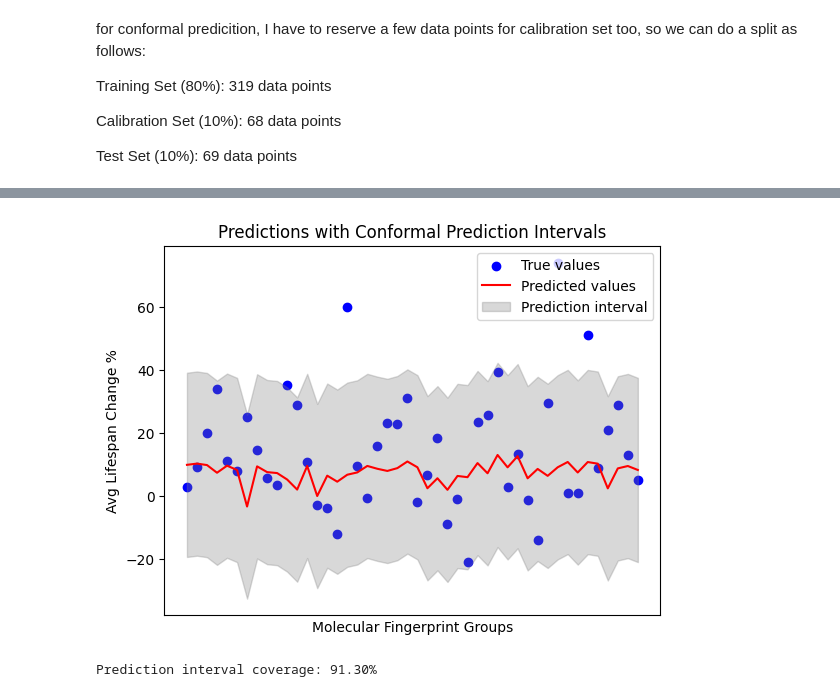
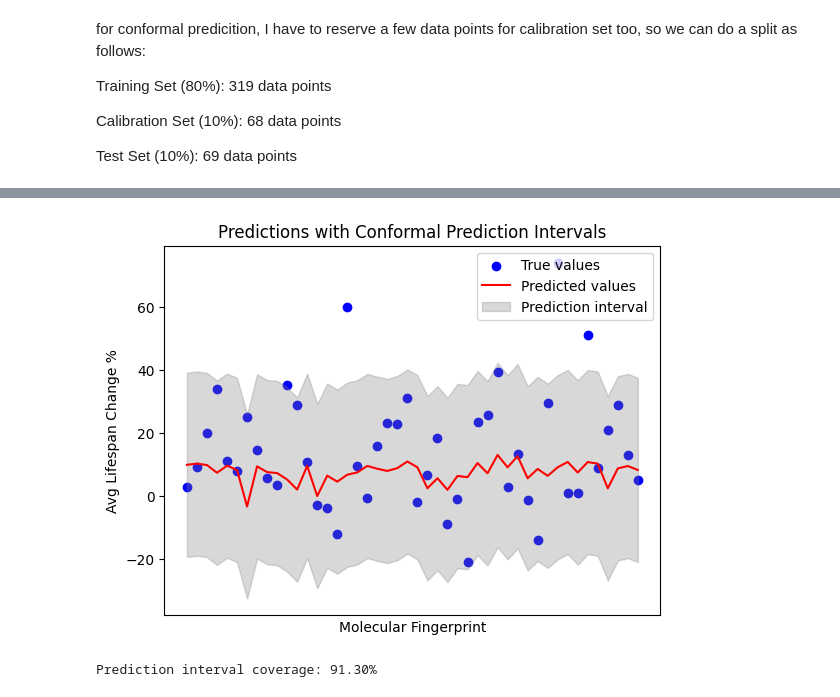
Before and after one commit to yanxue06/ML-Age, a Jupyter notebook: ConformalPrediction/CF.ipynb, the cells around one changed output, grey strips where cells are left out. Saved outputs shown, nothing was run; the diff lists cells and outputs as text; code cells hidden in the pictures.

```diff
--- a/ConformalPrediction/CF.ipynb
+++ b/ConformalPrediction/CF.ipynb
@@ -222,30 +222,30 @@ Lower bounds: [-19.30096702 -18.90844807 -19.3734945  -21.80625861 -19.57024493
 # %%
 import matplotlib.pyplot as plt
 
 # Scatter plot for actual values
 plt.scatter(range(len(y_test)), y_test, color='blue', label='True values')
 
 # Plot predicted values
 plt.plot(range(len(y_pred)), y_pred, color='red', label='Predicted values')
 
 # Plot lower and upper prediction intervals
 plt.fill_between(range(len(y_pred)), y_pred_lower, y_pred_upper, color='gray', alpha=0.3, label='Prediction interval')
 
 # Set x-axis labels (custom ticks)
 plt.xticks([], [])
 
 # Labels and title
-plt.xlabel('Molecular Fingerprint Groups')
+plt.xlabel('Molecular Fingerprint')
 plt.ylabel('Avg Lifespan Change %')
 plt.title('Predictions with Conformal Prediction Intervals')
 
 # Show legend
 plt.legend()
 
 # Show the plot
 plt.show()
 # %% [output]
-[figure, old version]
+[figure, new version]
 # %%
 # Compute the percentage of true values inside the prediction intervals
 coverage = np.mean((y_test >= y_pred_lower) & (y_test <= y_pred_upper))
```
Also changed, not shown: 2 other files.
